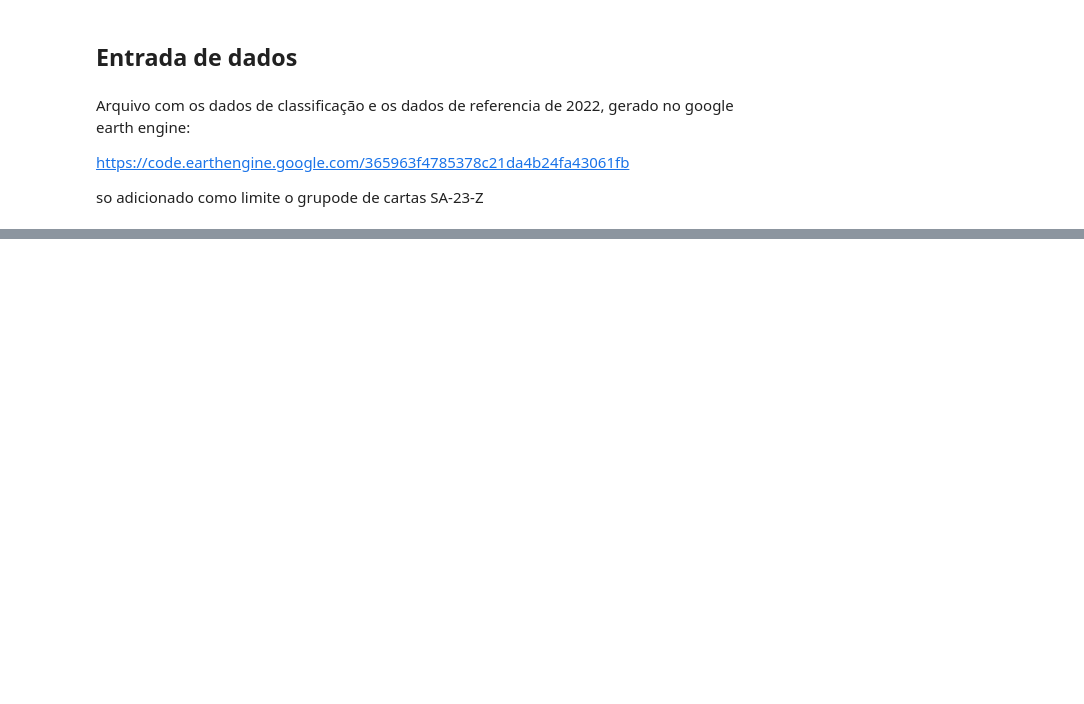
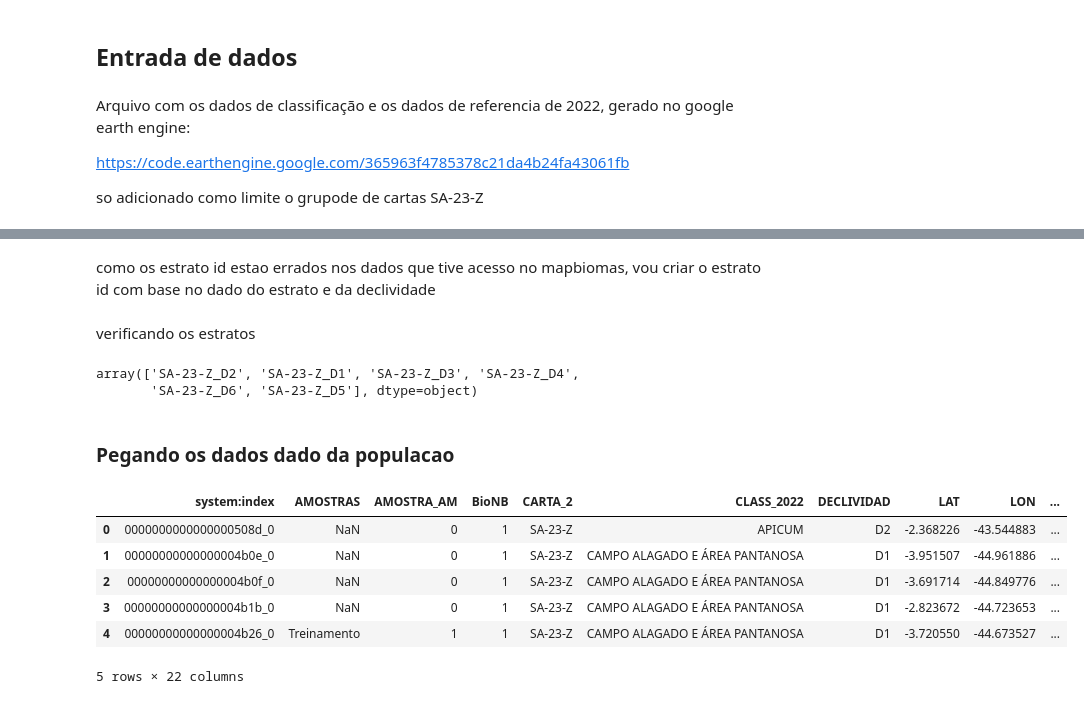
Before and after one commit to LambdaGeo/acuracia_slz, a Jupyter notebook: acuracia_sa23z.ipynb, the cells around one changed output, grey strips where cells are left out. Cells and saved outputs as stored; diff of their text form; code cells hidden in the pictures; blank space fills up the shorter version.

```diff
--- a/acuracia_sa23z.ipynb
+++ b/acuracia_sa23z.ipynb
@@ -37,0 +77,2 @@ df_acc.head()
+# %% [markdown]
+como os estrato id estao errados nos dados que tive acesso no mapbiomas, vou criar o estrato id com base no dado do estrato e da declividade
@@ -37,0 +81,20 @@ df_acc.head()
+# %% [markdown]
+verificando os estratos
+# %%
+df_acc["strata_id"].unique()
+# %% [output]
+array(['SA-23-Z_D2', 'SA-23-Z_D1', 'SA-23-Z_D3', 'SA-23-Z_D4',
+       'SA-23-Z_D6', 'SA-23-Z_D5'], dtype=object)
+# %% [markdown]
+### Pegando os dados dado da populacao
+# %%
+df_acc = pd.merge(df_acc, df_strata, how='inner', on="strata_id")
+df_acc.head()
+# %% [output]
+|  | system:index | AMOSTRAS | AMOSTRA_AM | BioNB | CARTA_2 | CLASS_2022 | DECLIVIDAD | LAT | LON | ... |
+| 0 | 0000000000000000508d_0 | NaN | 0 | 1 | SA-23-Z | APICUM | D2 | -2.368226 | -43.544883 | ... |
+| 1 | 00000000000000004b0e_0 | NaN | 0 | 1 | SA-23-Z | CAMPO ALAGADO E ÁREA PANTANOSA | D1 | -3.951507 | -44.961886 | ... |
+| 2 | 00000000000000004b0f_0 | NaN | 0 | 1 | SA-23-Z | CAMPO ALAGADO E ÁREA PANTANOSA | D1 | -3.691714 | -44.849776 | ... |
+| 3 | 00000000000000004b1b_0 | NaN | 0 | 1 | SA-23-Z | CAMPO ALAGADO E ÁREA PANTANOSA | D1 | -2.823672 | -44.723653 | ... |
+| 4 | 00000000000000004b26_0 | Treinamento | 1 | 1 | SA-23-Z | CAMPO ALAGADO E ÁREA PANTANOSA | D1 | -3.720550 | -44.673527 | ... |
+5 rows × 22 columns
```
Also changed, not shown: parts of 28 cells of this notebook.
